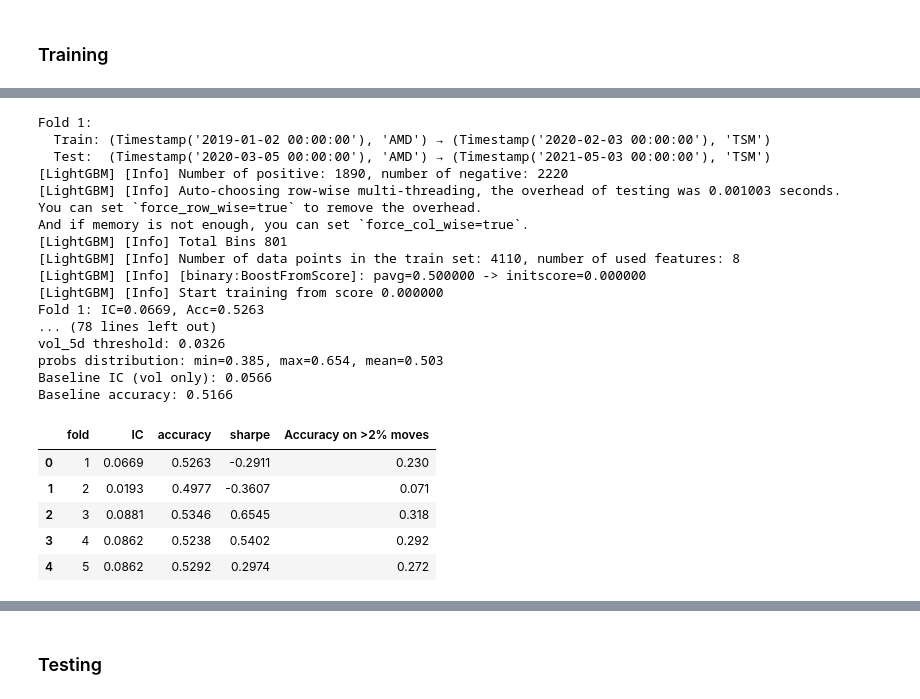
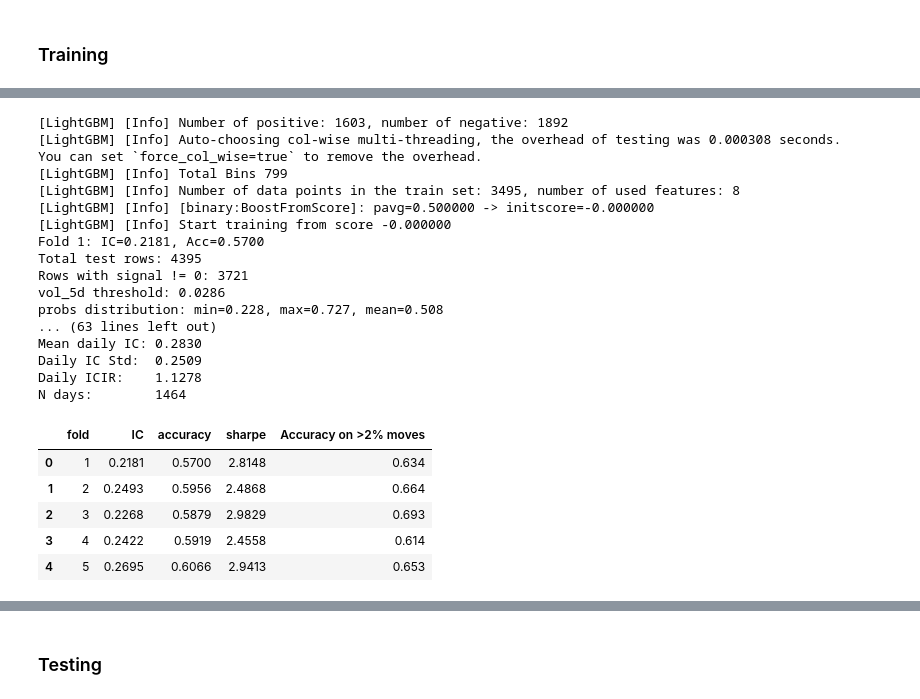
Before and after one commit to heiditam/ai_sector_signal_research, a Jupyter notebook: notebooks/cleaned/training.ipynb, the cells around one changed output, grey strips where cells are left out. Drawn from its saved outputs; the diff is of its cells as text; code cells hidden in the pictures.

Commit message:
return daily IC

```diff
--- a/notebooks/cleaned/training.ipynb
+++ b/notebooks/cleaned/training.ipynb
@@ -61 +61,14 @@ splits
+# %%
+# take fold's predictions and rescores them at a much finer resolution
+# one IC number per trading day
+def daily_ic_series(model, X_te, y_te, test_df):
+    probs = model.predict_proba(X_te)[:, 1] # every row for predicting prob = 1 (outperform)
+    temp = test_df.copy()
+    temp['prob'] = probs
+    temp['y'] = y_te.values
+
+    daily_ic = temp.groupby(level='Date').apply(
+        lambda g: np.corrcoef(g['prob'], g['y'])[0, 1] if g['y'].nunique() > 1 else np.nan
+    )
+    return daily_ic.dropna()
 # %%
@@ -141,30 +173,36 @@ def train_evaluate(splits):
-# %%
-results_df, final_model, X_te, y_te = train_evaluate(splits)
-results_df
-# %% [output]
-Fold 1:
-  Train: (Timestamp('2019-01-02 00:00:00'), 'AMD') → (Timestamp('2020-02-03 00:00:00'), 'TSM')
-  Test:  (Timestamp('2020-03-05 00:00:00'), 'AMD') → (Timestamp('2021-05-03 00:00:00'), 'TSM')
-[LightGBM] [Info] Number of positive: 1890, number of negative: 2220
-[LightGBM] [Info] Auto-choosing row-wise multi-threading, the overhead of testing was 0.001003 seconds.
-You can set `force_row_wise=true` to remove the overhead.
-And if memory is not enough, you can set `force_col_wise=true`.
-[LightGBM] [Info] Total Bins 801
-[LightGBM] [Info] Number of data points in the train set: 4110, number of used features: 8
-[LightGBM] [Info] [binary:BoostFromScore]: pavg=0.500000 -> initscore=0.000000
-[LightGBM] [Info] Start training from score 0.000000
-Fold 1: IC=0.0669, Acc=0.5263
-... (78 lines left out)
-vol_5d threshold: 0.0326
-probs distribution: min=0.385, max=0.654, mean=0.503
-Baseline IC (vol only): 0.0566
-Baseline accuracy: 0.5166
-|  | fold | IC | accuracy | sharpe | Accuracy on >2% moves |
-| 0 | 1 | 0.0669 | 0.5263 | -0.2911 | 0.230 |
-| 1 | 2 | 0.0193 | 0.4977 | -0.3607 | 0.071 |
-| 2 | 3 | 0.0881 | 0.5346 | 0.6545 | 0.318 |
-| 3 | 4 | 0.0862 | 0.5238 | 0.5402 | 0.292 |
-| 4 | 5 | 0.0862 | 0.5292 | 0.2974 | 0.272 |
+# %%
+feat_cols = [
+    'vol_5d', 'vol_20d', 'rsi_14', #'news_sentiment', 'pct_positive', 'news_count',
+    'gpu_mentions', 'capex_up_score', #'capex_down_score',
+    'capex_net', 'competitor_mentions', 'ai_sentence_ratio'
+]
+
+results_df, full_daily_ic, final_model, X_te, y_te = train_evaluate(splits, feat_cols)
+results_df
+# %% [output]
+[LightGBM] [Info] Number of positive: 1603, number of negative: 1892
+[LightGBM] [Info] Auto-choosing col-wise multi-threading, the overhead of testing was 0.000308 seconds.
+You can set `force_col_wise=true` to remove the overhead.
+[LightGBM] [Info] Total Bins 799
+[LightGBM] [Info] Number of data points in the train set: 3495, number of used features: 8
+[LightGBM] [Info] [binary:BoostFromScore]: pavg=0.500000 -> initscore=-0.000000
+[LightGBM] [Info] Start training from score -0.000000
+Fold 1: IC=0.2181, Acc=0.5700
+Total test rows: 4395
+Rows with signal != 0: 3721
+vol_5d threshold: 0.0286
+probs distribution: min=0.228, max=0.727, mean=0.508
+... (63 lines left out)
+Mean daily IC: 0.2830
+Daily IC Std:  0.2509
+Daily ICIR:    1.1278
+N days:        1464
+|  | fold | IC | accuracy | sharpe | Accuracy on >2% moves |
+| 0 | 1 | 0.2181 | 0.5700 | 2.8148 | 0.634 |
+| 1 | 2 | 0.2493 | 0.5956 | 2.4868 | 0.664 |
+| 2 | 3 | 0.2268 | 0.5879 | 2.9829 | 0.693 |
+| 3 | 4 | 0.2422 | 0.5919 | 2.4558 | 0.614 |
+| 4 | 5 | 0.2695 | 0.6066 | 2.9413 | 0.653 |
 # %%
 results_df.to_csv('../../outputs/results_df.csv', index=False)
 results_df.to_latex('../../outputs/results_table.tex', index=False, float_format='%.4f')
```
Also changed, not shown: parts of 7 cells of this notebook, 11 other files.
